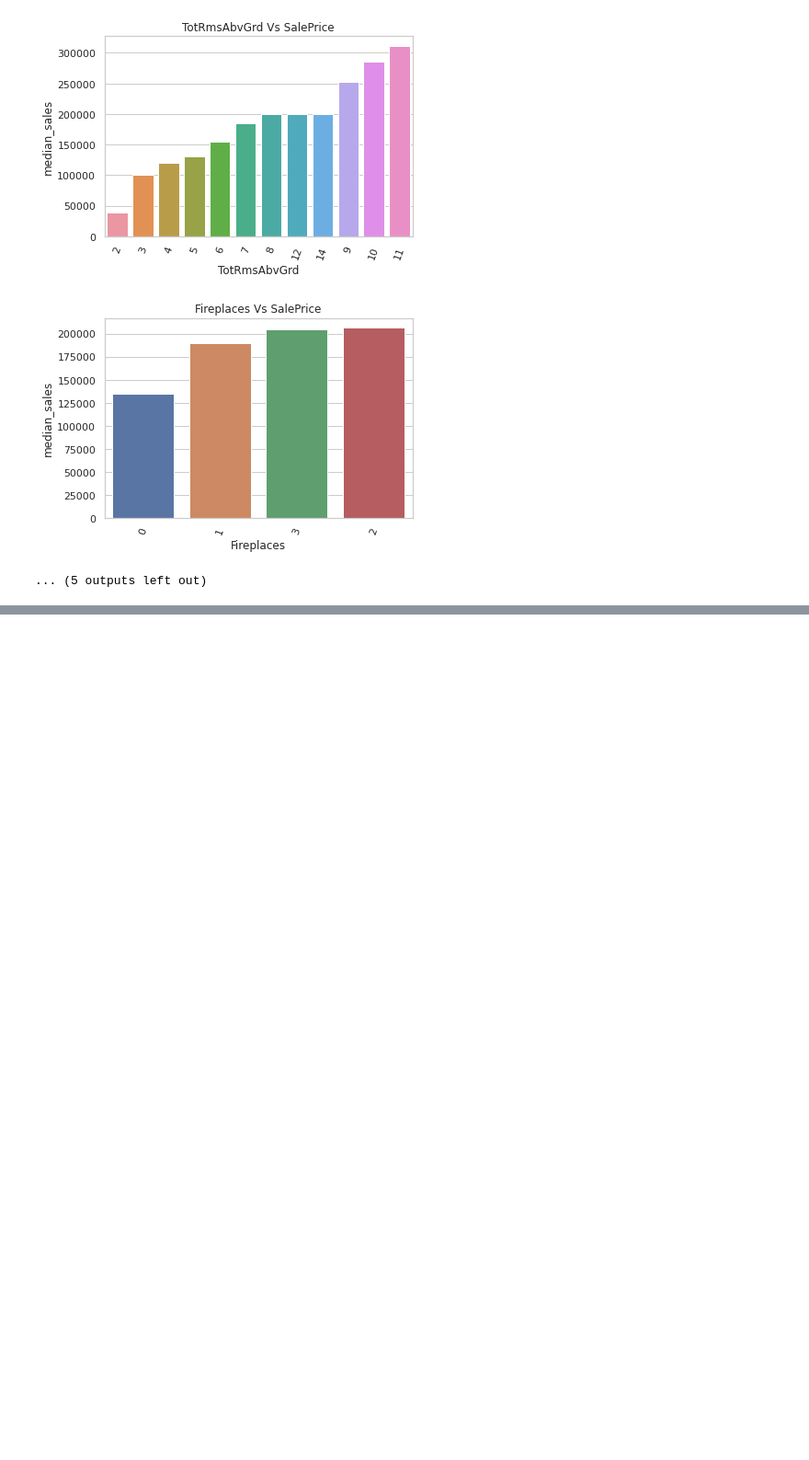
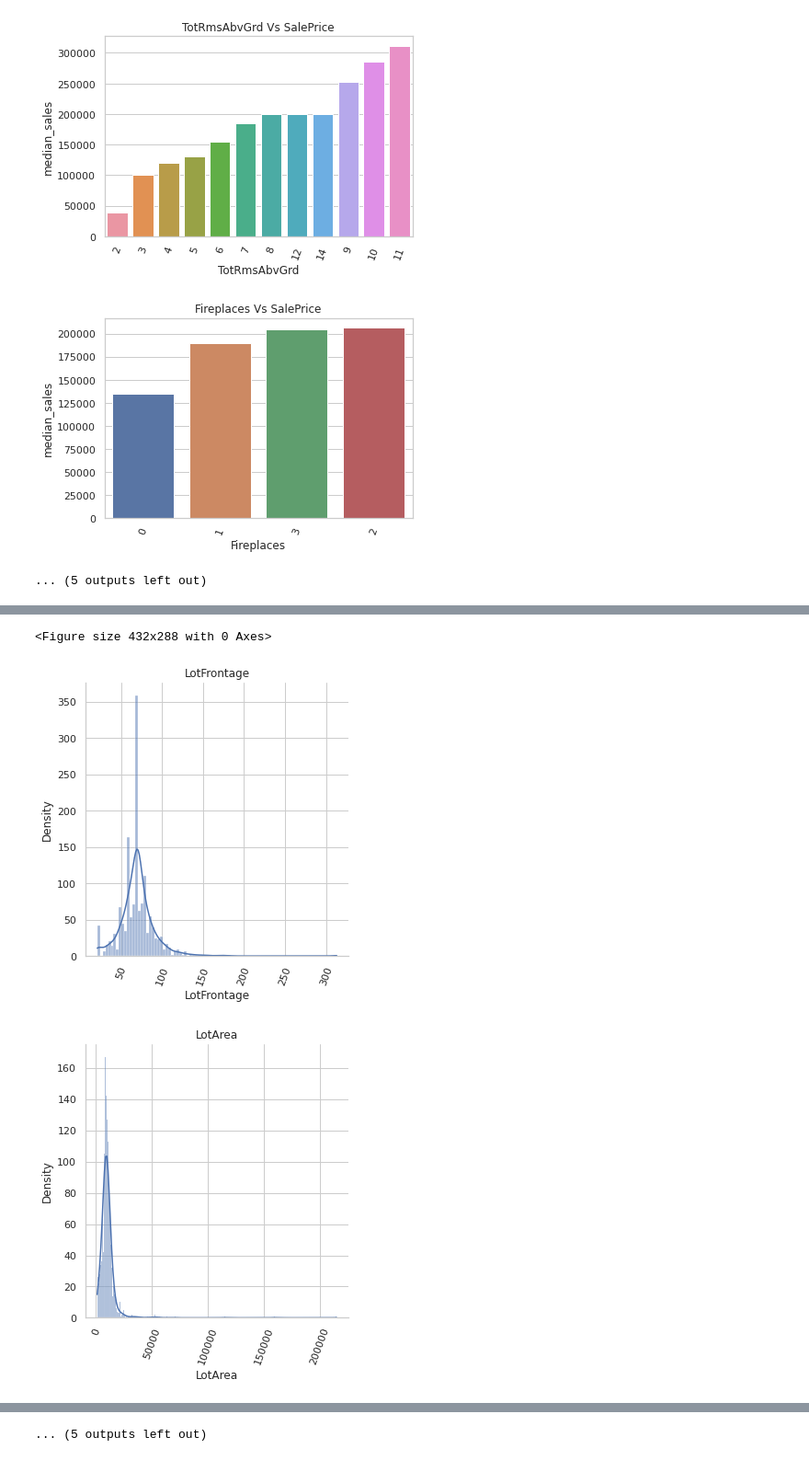
Before and after one commit to Muhliscm/-66daysofdata, a Jupyter notebook: Python/30052021 Housing data Kaggle/House_price_prediction_kaggle.ipynb, the cells around one changed output, grey strips where cells are left out. Shown at 92% size. Cells and saved outputs as stored; diff of their text form; code cells hidden in the pictures; blank space fills up the shorter version.

```diff
--- a/Python/30052021 Housing data Kaggle/House_price_prediction_kaggle.ipynb
+++ b/Python/30052021 Housing data Kaggle/House_price_prediction_kaggle.ipynb
@@ -719,0 +694,15 @@ Index(['MSZoning', 'Street', 'LotShape', 'LandContour', 'Utilities',
+# %%
+
+# Checking distribution of continues variabls
+
+for i in cont_variables:
+  sns.displot(train_df[i], kde = True)
+  plt.ylabel("Density")
+  plt.xticks(rotation = 70)
+  plt.title(i)
+  print("")
+  plt.show()
+# %% [output]
+<Figure size 432x288 with 0 Axes>
+[figure, added]
+[figure, added]
@@ -719,0 +718 @@ Index(['MSZoning', 'Street', 'LotShape', 'LandContour', 'Utilities',
+... (5 outputs left out)
```
Also changed, not shown: parts of 13 cells of this notebook, 2 other files.
